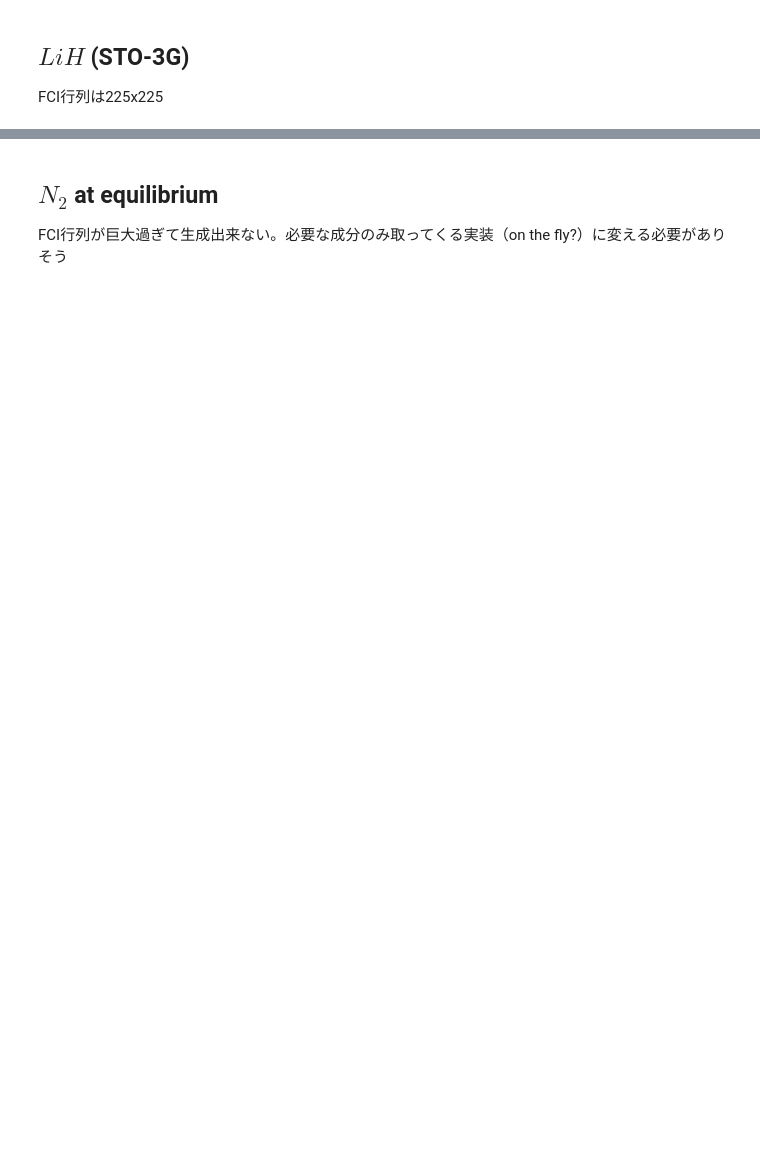
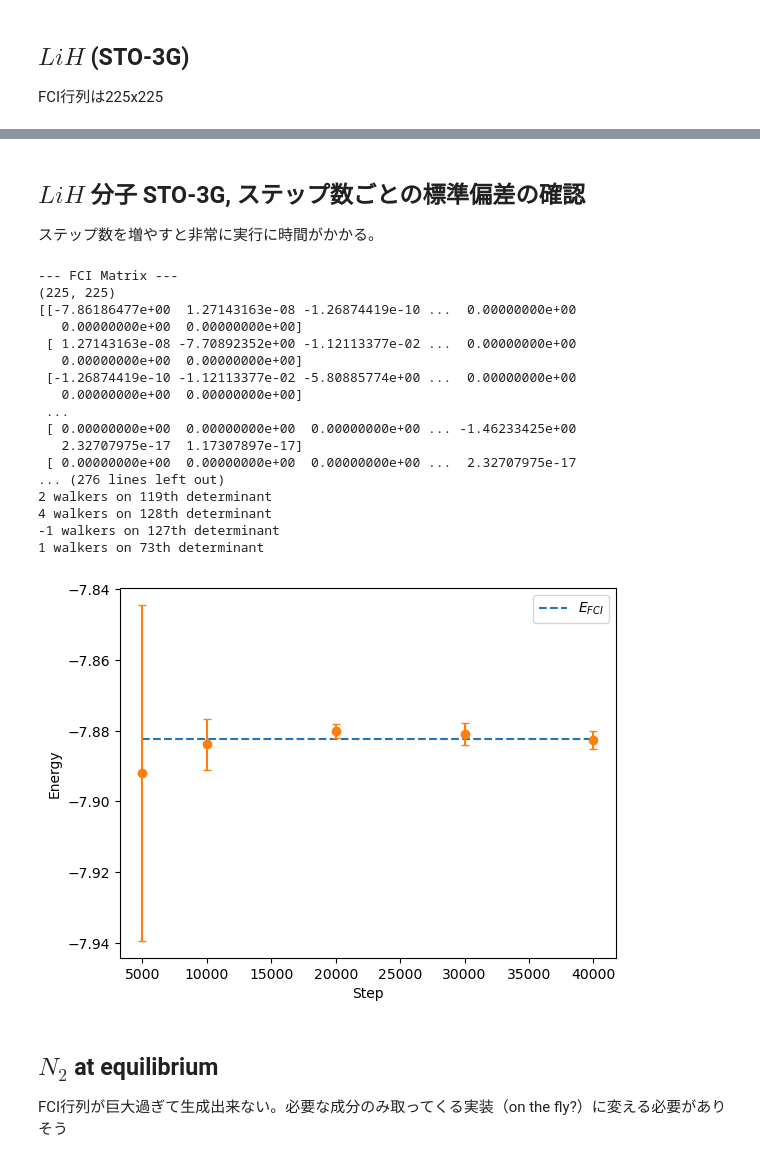
Before and after one commit to harada4atsushi/SeniorThesis, a Jupyter notebook: FCIQMC.ipynb, the cells around one changed output, grey strips where cells are left out. Cells and saved outputs as stored; diff of their text form; code cells hidden in the pictures; blank space fills up the shorter version.

```diff
--- a/FCIQMC.ipynb
+++ b/FCIQMC.ipynb
@@ -496,13 +538,14 @@ mol = gto.M(
     spin=0,      # singlet
     verbose=0
 )
-E_est, E_fci, E_HF, hist_population, hist_shift, hist_energy = \
-    FCIQMC(mol, n_steps=30000, n_prod=10000, step_starting_shift_upd=4000)
+E_est, E_sd, E_fci, E_HF, avg_shift, hist_population, hist_shift, hist_energy = \
+    FCIQMC(mol, shift=0.7, n_steps=30000, n_prod=10000, step_starting_shift_upd=8000)
 
 # 結果を出力
 print("-" * 30)
 print(f"FCI Energy: {E_fci:.6f} Ha")
-print(f"Final FCIQMC Energy: {E_est:.6f} Ha")
+print(f"Final FCIQMC Energy: {E_est:.6f} ± {E_sd: .6f} Ha")
+print(f"Average shift: {avg_shift:.6f} Ha => Energy: {avg_shift + E_HF}")
 plot_result(E_fci, E_HF, hist_population, hist_shift, hist_energy)
 # %% [output]
 --- FCI Matrix ---
@@ -643,3 +732,54 @@ Step 10000: Walkers=295, Shift=-0.95640, E_proj=-7.874615
+# %% [markdown]
+## ${LiH}$ 分子 STO-3G, ステップ数ごとの標準偏差の確認
+ステップ数を増やすと非常に実行に時間がかかる。
+# %%
+from pyscf import gto
+
+n_steps_arr = [5000, 10000, 20000, 30000, 40000]
+
+# LiH分子の定義
+mol = gto.M(
+    atom=f"Li 0 0 0; H 0 0 1.6",
+    basis="sto-3g",
+    spin=0,      # singlet
+    verbose=0
+)
+
+E = []
+sd = []
+
+for n_steps in n_steps_arr:
+    E_est, E_sd, E_fci, E_HF, avg_shift, hist_population, hist_shift, hist_energy = \
+        FCIQMC(mol, shift=0.7, init_n_walker=1, n_steps=n_steps, n_prod=n_steps//4, step_starting_shift_upd=n_steps//4, debug=False)
+    E.append(E_est)
+    sd.append(E_sd)
+
+E_fci_arr = np.full_like(n_steps_arr, E_fci, dtype=float)
+plt.plot(n_steps_arr, E_fci_arr, linestyle="--", label=r"${E_{FCI}}$")
+plt.errorbar(n_steps_arr, E, yerr=sd, fmt='o', capsize=3)
+plt.xlabel('Step')
+plt.ylabel('Energy')
+plt.legend()
+plt.show()
+# %% [output]
+--- FCI Matrix ---
+(225, 225)
+[[-7.86186477e+00  1.27143163e-08 -1.26874419e-10 ...  0.00000000e+00
+   0.00000000e+00  0.00000000e+00]
+ [ 1.27143163e-08 -7.70892352e+00 -1.12113377e-02 ...  0.00000000e+00
+   0.00000000e+00  0.00000000e+00]
+ [-1.26874419e-10 -1.12113377e-02 -5.80885774e+00 ...  0.00000000e+00
+   0.00000000e+00  0.00000000e+00]
+ ...
+ [ 0.00000000e+00  0.00000000e+00  0.00000000e+00 ... -1.46233425e+00
+   2.32707975e-17  1.17307897e-17]
+ [ 0.00000000e+00  0.00000000e+00  0.00000000e+00 ...  2.32707975e-17
+... (276 lines left out)
+2 walkers on 119th determinant
+4 walkers on 128th determinant
+-1 walkers on 127th determinant
+1 walkers on 73th determinant
+[figure, added]
 # %% [markdown]
 ## ${N_2}$ at equilibrium
 FCI行列が巨大過ぎて生成出来ない。必要な成分のみ取ってくる実装（on the fly?）に変える必要がありそう
```
Also changed, not shown: parts of 5 cells of this notebook.
